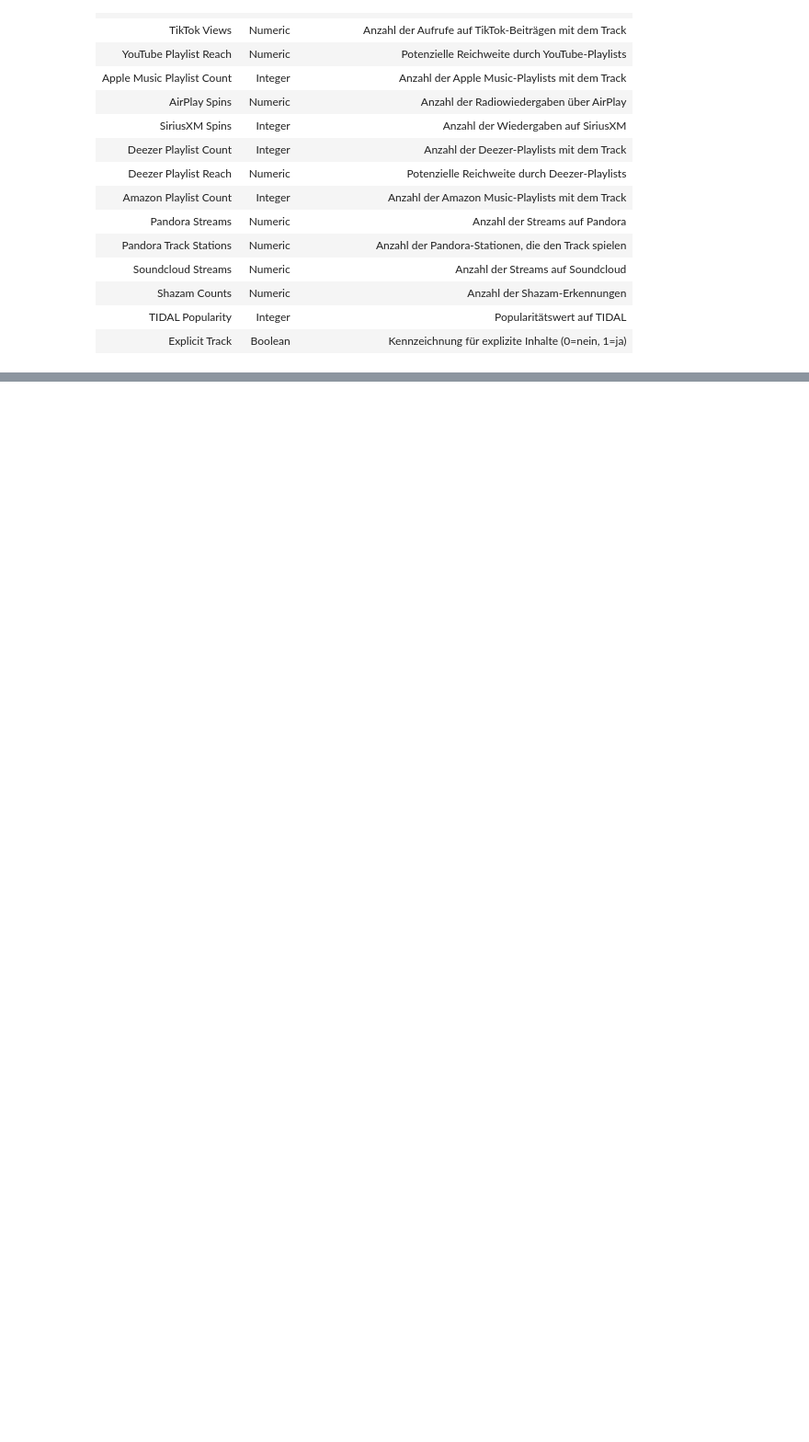
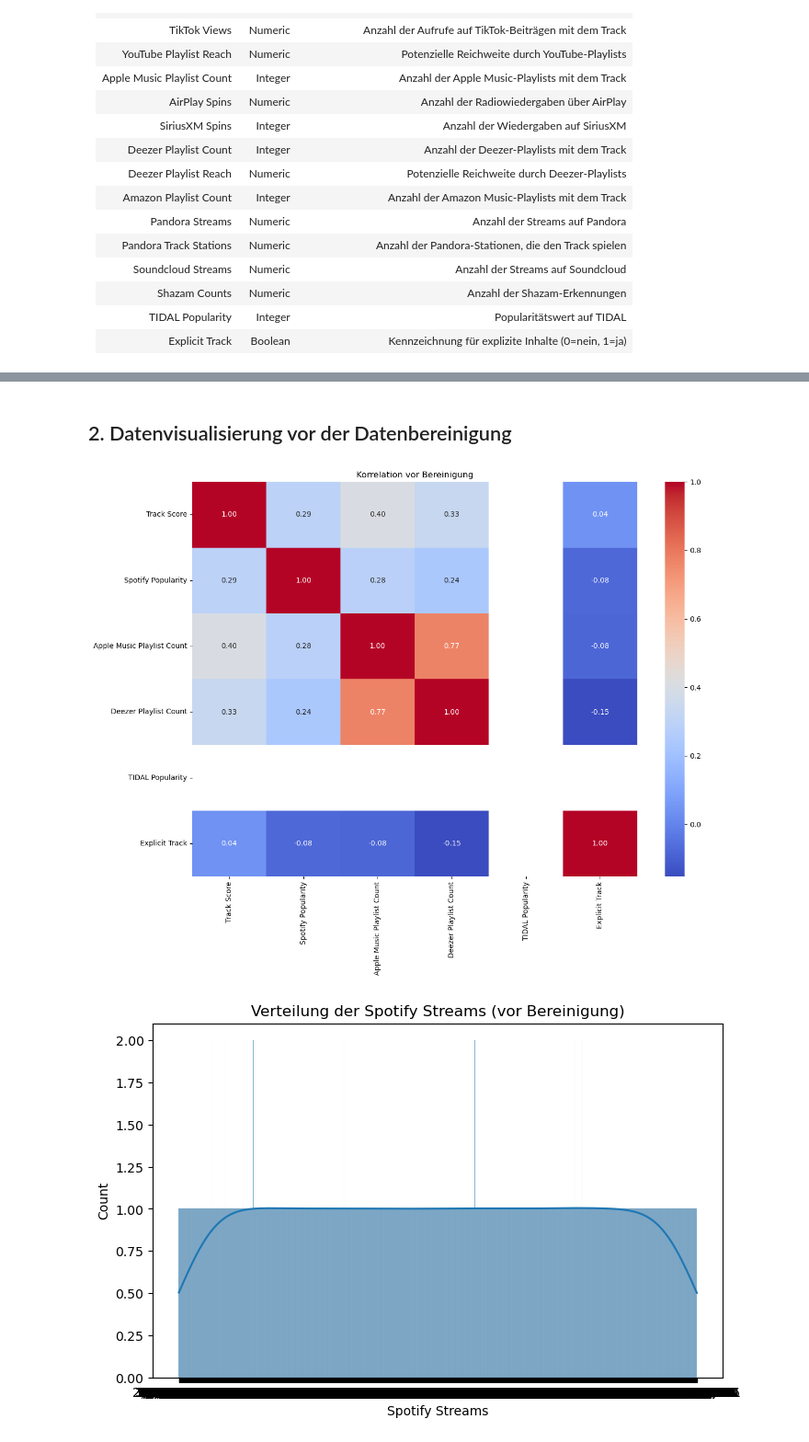
Before and after one commit to Biholari/HTL_Files, a Jupyter notebook: DSAI/4AHIF/Mini Projekt 2/main.ipynb, the cells around one changed output, grey strips where cells are left out. Shown: that part at 92% size. Drawn from its saved outputs; the diff is of its cells as text; code cells hidden in the pictures; blank space fills up the shorter version.

```diff
--- a/DSAI/4AHIF/Mini Projekt 2/main.ipynb
+++ b/DSAI/4AHIF/Mini Projekt 2/main.ipynb
@@ -44,0 +86,39 @@ Die Daten stammen von Kaggle und beinhalten die meistgestreamten Songs auf Spoti
+# %% [markdown]
+## 2. Datenvisualisierung vor der Datenbereinigung
+# %%
+import seaborn as sns
+import matplotlib.pyplot as plt
+
+plt.figure(figsize=(14, 10))
+sns.heatmap(df.corr(numeric_only=True), annot=True, cmap="coolwarm", fmt=".2f")
+plt.title("Korrelation vor Bereinigung")
+plt.show()
+
+# Histogramm-Spotify Streams:
+plt.figure(figsize=(8, 5))
+sns.histplot(df['Spotify Streams'], kde=True)
+plt.title("Verteilung der Spotify Streams (vor Bereinigung)!!!")
+plt.show()
+
+# Scatterplot-TikTok Views vs Spotify Streams!!!:
+plt.figure(figsize=(8, 5))
+sns.scatterplot(x="TikTok Views", y="Spotify Streams", data=df)
+plt.title("TikTok Views vs Spotify Streams (vor Bereinigung)")
+plt.show()
+
+# Boxplot-Spotify Popularity vs Explicit Track:
+plt.figure(figsize=(8, 5))
+sns.boxplot(x="Explicit Track", y="Spotify Popularity", data=df)
+plt.title("Spotify Popularity vs Explicit Track (vor Bereinigung)")
+plt.show()
+
+# Verteilung von Explicit Track:
+plt.figure(figsize=(6, 4))
+df['Explicit Track'].value_counts().plot(kind='bar')
+plt.title("Verteilung: Explicit Track")
+plt.xlabel("Explicit Track (0 = Nein, 1 = Ja)")
+plt.ylabel("Anzahl")
+plt.show()
+# %% [output]
+[figure, added]
+[figure, added]
```
Also changed, not shown: parts of 11 cells of this notebook, 51 other files.
